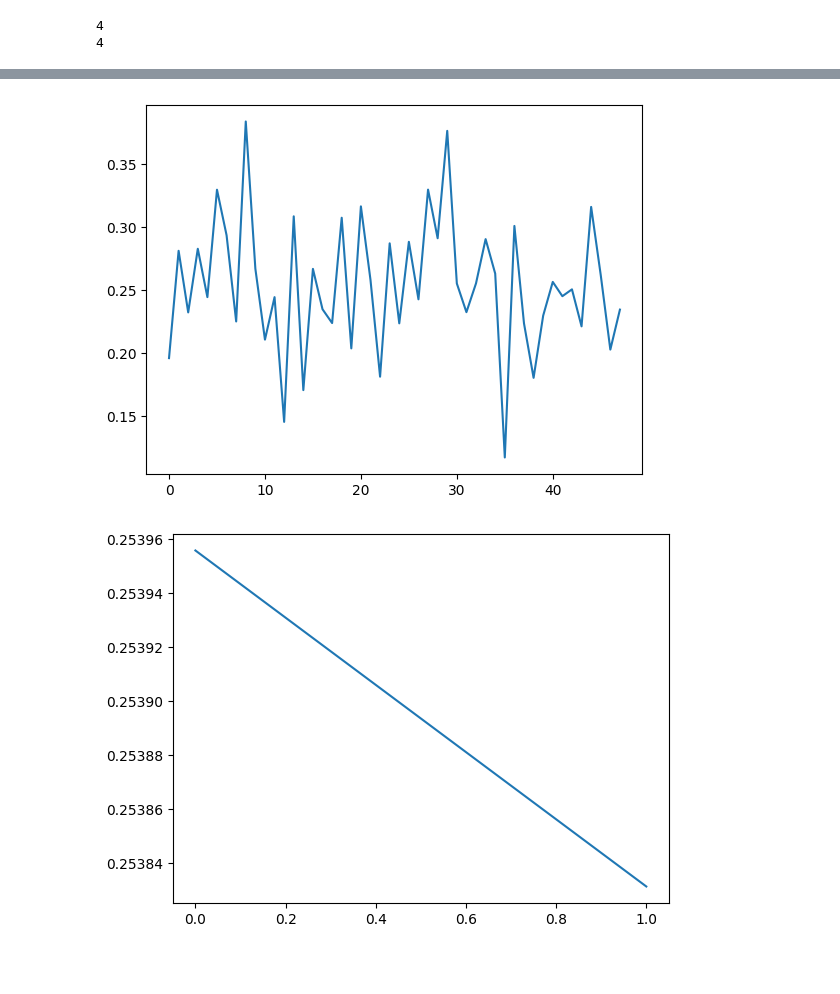
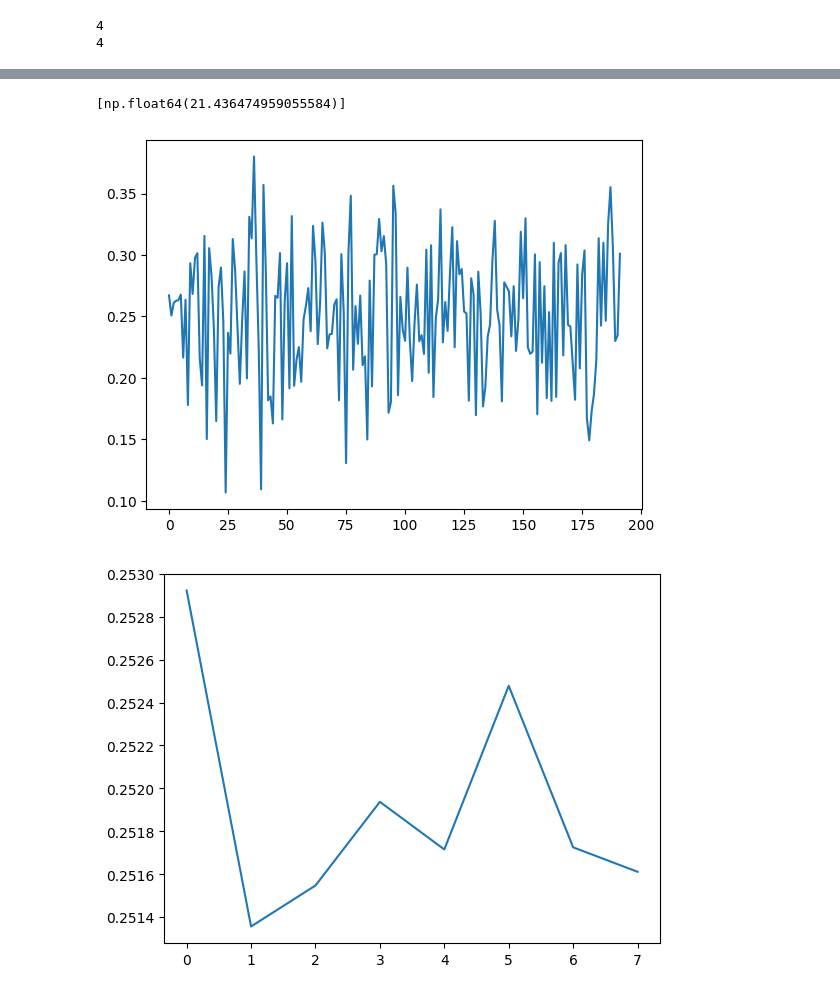
Before and after one commit to jtreguer/HSR-KAN, a Jupyter notebook: KAN_training.ipynb, the cells around one changed output, grey strips where cells are left out. Drawn from its saved outputs; the diff is of its cells as text; code cells hidden in the pictures; blank space fills up the shorter version.

Commit message:
KAN training profiling

```diff
--- a/KAN_training.ipynb
+++ b/KAN_training.ipynb
@@ -297,10 +326,40 @@ Training with batch size 8 for 2 epochs completed in 737.16s
+# %%
+e_loss
+# %% [output]
+[np.float64(21.436474959055584)]
+# %%
+model = chikusei_KAN
+epochs_per_run = 4
+runs = 10
+first_run = 2
+dir_template = "./trained_models/"+model.name+"_x"+str(model.scale)+"/"
+if not os.path.exists(dir_template):
+    os.mkdir(dir_template)
+
+if first_run == 0:
+    batch_losses = []
+    epoch_losses = []
+
+for run in range(runs):
+    print("run: ", run)
+    if run == 0:
+        batch_losses, epoch_losses = train(epochs_per_run, model)
+    else:
+        curr_epoch = run*epochs_per_run-1
+        print(curr_epoch)
+        checkpoint = dir_template+str(run-1)+"/"+model.name+"_x"+str(model.scale)+"_"+str(run-1)+"_"+str(curr_epoch)+".pth"
+        print("cp", checkpoint)
+        curr_batch_losses, curr_epoch_losses = train(epochs_per_run, model,checkpoint)
+        batch_losses += curr_batch_losses
+        epoch_losses += curr_epoch_losses
+        # checkpoint_dir = dir_template+str(run)+"/"+model.name+"_x"+str(model.scale)+"_"+str(run-1)+"_"+str(epochs_per_run-1)+".pth"
 # %%
-plt.plot(historic_loss["batch_loss"])
+plt.plot(batch_losses)
 plt.show()
 # %% [output]
-[figure, old version]
+[figure, new version]
 # %%
-plt.plot(historic_loss["epoch_loss"])
+plt.plot(epoch_losses)
 plt.show()
 # %% [output]
-[figure, old version]
+[figure, new version]
```
Also changed, not shown: parts of 16 cells of this notebook, 16 other files.
